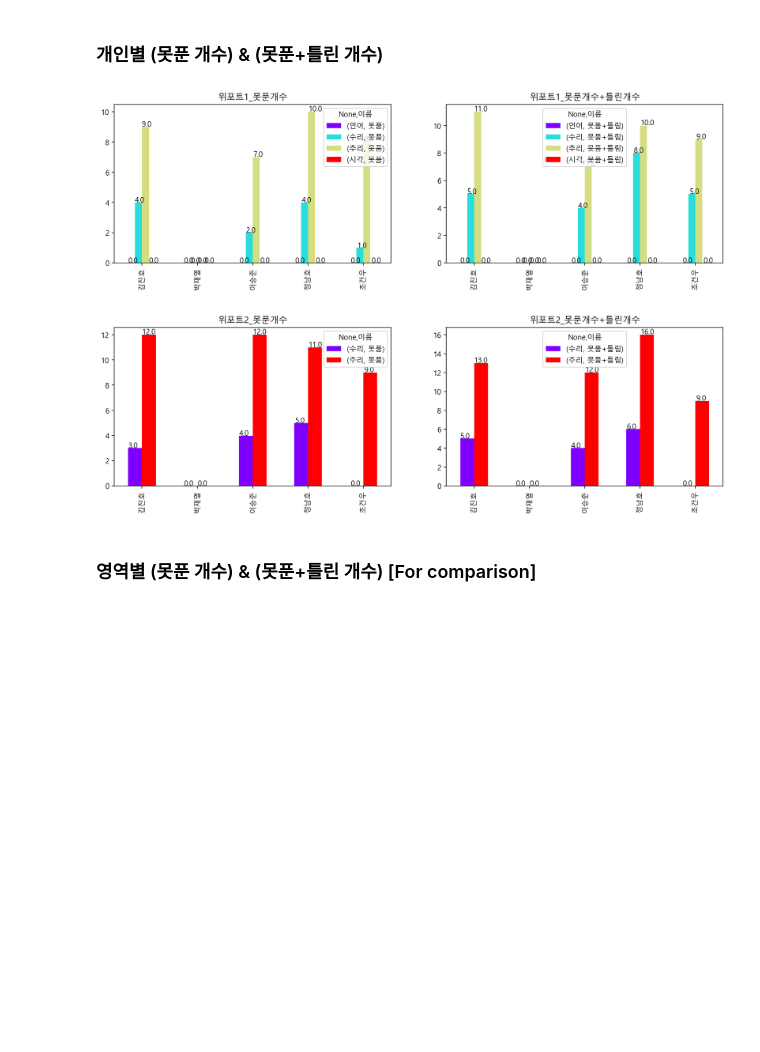
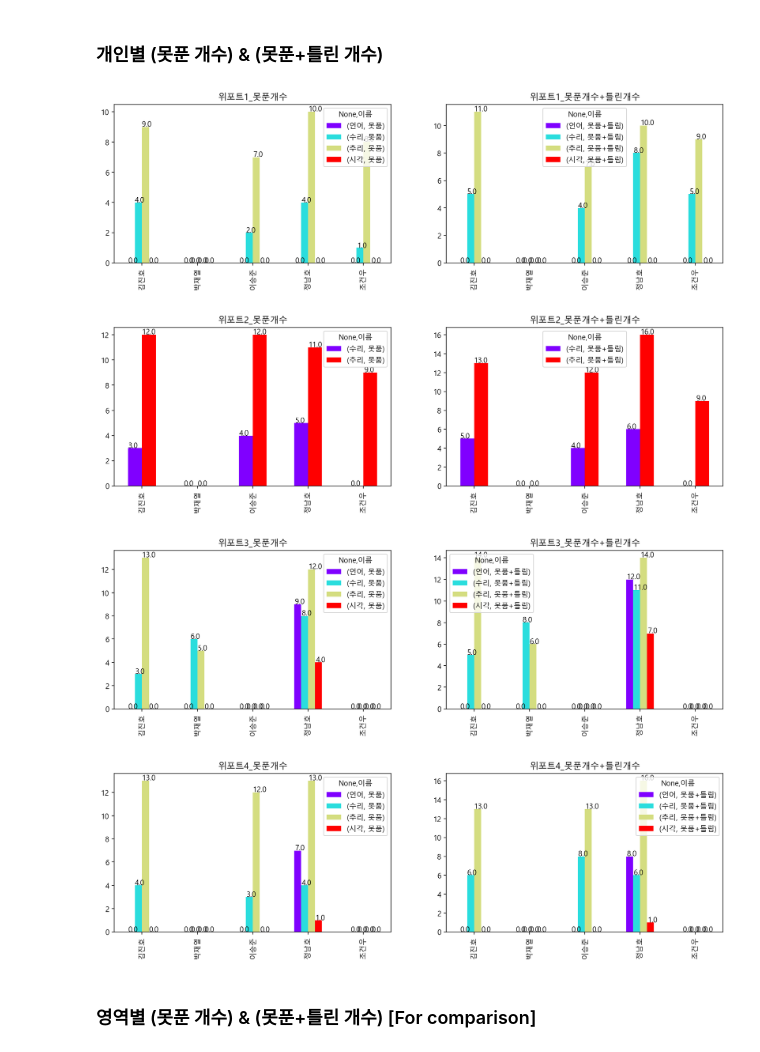
Before and after one commit to jeongnamho/gsat, a Jupyter notebook: 20_second/weport_real.ipynb, the cells around one changed output. Saved outputs shown, nothing was run; the diff lists cells and outputs as text; code cells hidden in the pictures; blank space fills up the shorter version.

Commit message:
weport_real_4

```diff
--- a/20_second/weport_real.ipynb
+++ b/20_second/weport_real.ipynb
@@ -56,16 +56,16 @@ weport1.style.background_gradient(cmap='summer_r')
 weport2 = df.loc[(df["Unnamed: 1_level_0", "교재"] == "위포트_봉투") & (df["Unnamed: 2_level_0", "회차"] ==2)]
 weport2.style.background_gradient(cmap='summer_r')
 
-# weport3 = df.loc[(df["Unnamed: 1_level_0", "교재"] == "위포트_봉투") & (df["Unnamed: 2_level_0", "회차"] ==3)]
-# weport3.style.background_gradient(cmap='summer_r')
+weport3 = df.loc[(df["Unnamed: 1_level_0", "교재"] == "위포트_봉투") & (df["Unnamed: 2_level_0", "회차"] ==3)]
+weport3.style.background_gradient(cmap='summer_r')
 
-# weport4 = df.loc[(df["Unnamed: 1_level_0", "교재"] == "위포트_봉투") & (df["Unnamed: 2_level_0", "회차"] ==4)]
-# weport4.style.background_gradient(cmap='summer_r')
+weport4 = df.loc[(df["Unnamed: 1_level_0", "교재"] == "위포트_봉투") & (df["Unnamed: 2_level_0", "회차"] ==4)]
+weport4.style.background_gradient(cmap='summer_r')
 
 display(weport1.style.background_gradient(cmap='summer_r'))
 display(weport2.style.background_gradient(cmap='summer_r'))
-# display(weport3.style.background_gradient(cmap='summer_r'))
-# display(weport4.style.background_gradient(cmap='summer_r'))
+display(weport3.style.background_gradient(cmap='summer_r'))
+display(weport4.style.background_gradient(cmap='summer_r'))
 # 각 과목당 오답률
 # df.iloc[:,9:]
 # %% [output]
@@ -88,57 +102,59 @@ weport1_nonreplied = weport1.iloc[:,[2,4,6,8]]
 weport1_total = weport1.iloc[:,[3,5,7,9]]
 weport2_nonreplied = weport2.iloc[:,[2,4,6,8]]
 weport2_total = weport2.iloc[:,[3,5,7,9]]
-# weport3_nonreplied = weport3.iloc[:,[2,4,6,8]]
-# weport3_total = weport3.iloc[:,[3,5,7,9]]
-# weport4_nonreplied = weport4.iloc[:,[2,4,6,8]]
-# weport4_total = weport4.iloc[:,[3,5,7,9]]
+weport3_nonreplied = weport3.iloc[:,[2,4,6,8]]
+weport3_total = weport3.iloc[:,[3,5,7,9]]
+weport4_nonreplied = weport4.iloc[:,[2,4,6,8]]
+weport4_total = weport4.iloc[:,[3,5,7,9]]
 # %% [markdown]
 ### 개인별  (못푼 개수) & (못푼+틀린 개수)
 # %%
 figure, (ax1, ax2) = plt.subplots(nrows=1, ncols=2)
 figure.set_size_inches(15,4)
 weport1_nonreplied.plot(kind="bar", legend=True, ax=ax1, title="위포트1_못푼개수", cmap="rainbow")
 weport1_total.plot(kind="bar", legend=True, ax=ax2, title="위포트1_못푼개수+틀린개수", cmap="rainbow")
 for p in ax1.patches:
     ax1.annotate(str(p.get_height()), (p.get_x() * 1.005, p.get_height() * 1.005))
 for q in ax2.patches :
     ax2.annotate(str(q.get_height()), (q.get_x() * 1.005, q.get_height() * 1.005))
 plt.show()
 
 
 figure, (ax1, ax2) = plt.subplots(nrows=1, ncols=2)
 figure.set_size_inches(15,4)
 weport2_nonreplied[["수리", "추리"]].plot(kind="bar", legend=True, ax=ax1, title="위포트2_못푼개수", cmap="rainbow")
 weport2_total[["수리", "추리"]].plot(kind="bar", legend=True, ax=ax2, title="위포트2_못푼개수+틀린개수", cmap="rainbow")
 for p in ax1.patches:
     ax1.annotate(str(p.get_height()), (p.get_x() * 1.005, p.get_height() * 1.005))
 for q in ax2.patches :
     ax2.annotate(str(q.get_height()), (q.get_x() * 1.005, q.get_height() * 1.005))
 plt.show()
 
 
-# figure, (ax1, ax2) = plt.subplots(nrows=1, ncols=2)
-# figure.set_size_inches(15,4)
-# weport3_nonreplied.plot(kind="bar", legend=True, ax=ax1, title="위포트3_못푼개수", cmap="rainbow")
-# weport3_total.plot(kind="bar", legend=True, ax=ax2, title="위포트3_못푼개수+틀린개수", cmap="rainbow")
-# for p in ax1.patches:
-#     ax1.annotate(str(p.get_height()), (p.get_x() * 1.005, p.get_height() * 1.005))
-# for q in ax2.patches :
-#     ax2.annotate(str(q.get_height()), (q.get_x() * 1.005, q.get_height() * 1.005))
-# plt.show()
+figure, (ax1, ax2) = plt.subplots(nrows=1, ncols=2)
+figure.set_size_inches(15,4)
+weport3_nonreplied.plot(kind="bar", legend=True, ax=ax1, title="위포트3_못푼개수", cmap="rainbow")
+weport3_total.plot(kind="bar", legend=True, ax=ax2, title="위포트3_못푼개수+틀린개수", cmap="rainbow")
+for p in ax1.patches:
+    ax1.annotate(str(p.get_height()), (p.get_x() * 1.005, p.get_height() * 1.005))
+for q in ax2.patches :
+    ax2.annotate(str(q.get_height()), (q.get_x() * 1.005, q.get_height() * 1.005))
+plt.show()
 
-# figure, (ax1, ax2) = plt.subplots(nrows=1, ncols=2)
-# figure.set_size_inches(15,4)
-# weport4_nonreplied.plot(kind="bar", legend=True, ax=ax1, title="위포트4_못푼개수", cmap="rainbow")
-# weport4_total.plot(kind="bar", legend=True, ax=ax2, title="위포트4_못푼개수+틀린개수", cmap="rainbow")
-# for p in ax1.patches:
-#     ax1.annotate(str(p.get_height()), (p.get_x() * 1.005, p.get_height() * 1.005))
-# for q in ax2.patches :
-#     ax2.annotate(str(q.get_height()), (q.get_x() * 1.005, q.get_height() * 1.005))
-# plt.show()
+figure, (ax1, ax2) = plt.subplots(nrows=1, ncols=2)
+figure.set_size_inches(15,4)
+weport4_nonreplied.plot(kind="bar", legend=True, ax=ax1, title="위포트4_못푼개수", cmap="rainbow")
+weport4_total.plot(kind="bar", legend=True, ax=ax2, title="위포트4_못푼개수+틀린개수", cmap="rainbow")
+for p in ax1.patches:
+    ax1.annotate(str(p.get_height()), (p.get_x() * 1.005, p.get_height() * 1.005))
+for q in ax2.patches :
+    ax2.annotate(str(q.get_height()), (q.get_x() * 1.005, q.get_height() * 1.005))
+plt.show()
 # %% [output]
 [figure]
 [figure]
+[figure, added]
+[figure, added]
 # %% [markdown]
 ### 영역별 (못푼 개수) & (못푼+틀린 개수) [For comparison]
 # %%
```
Also changed, not shown: parts of 3 cells of this notebook, 1 other file.
